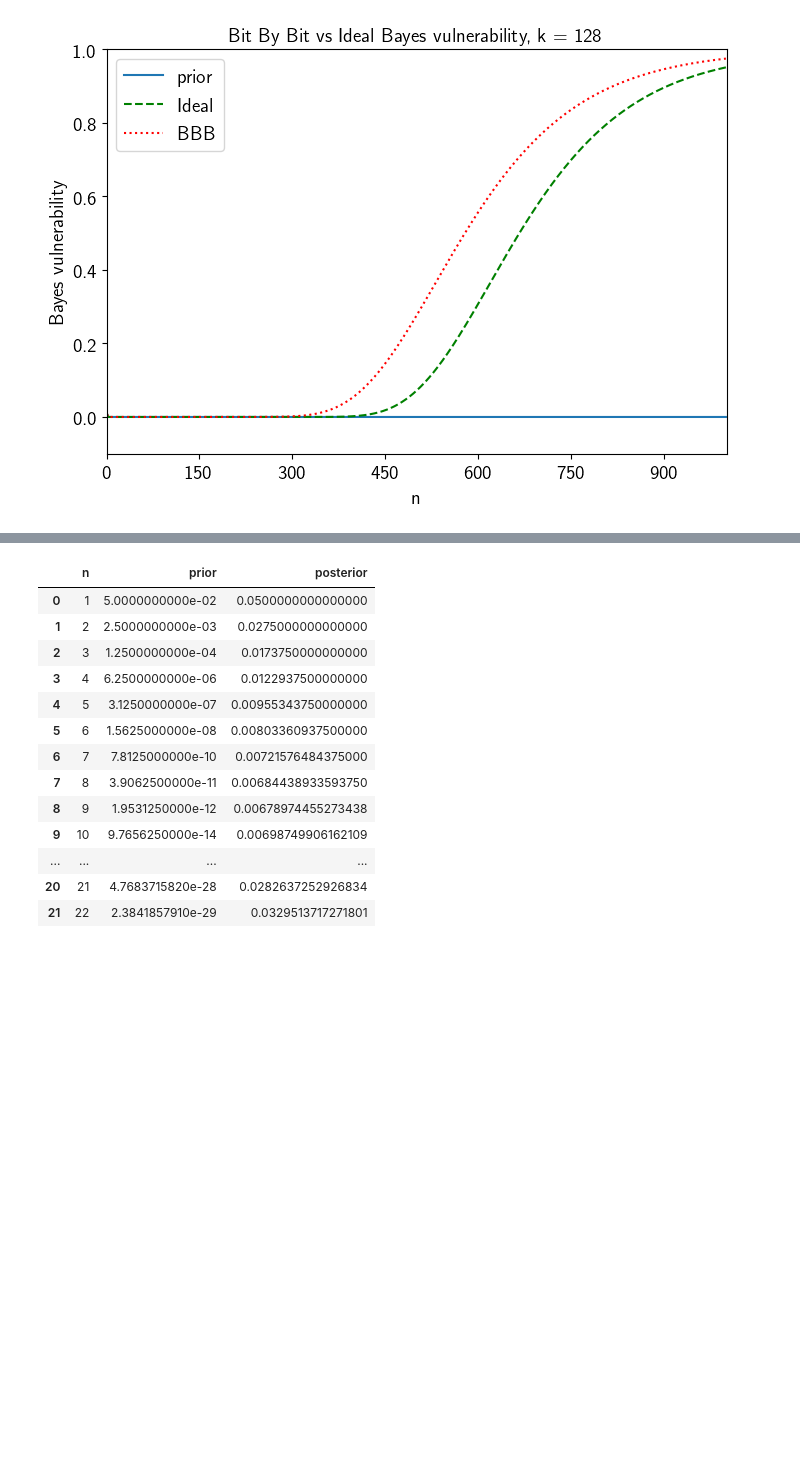
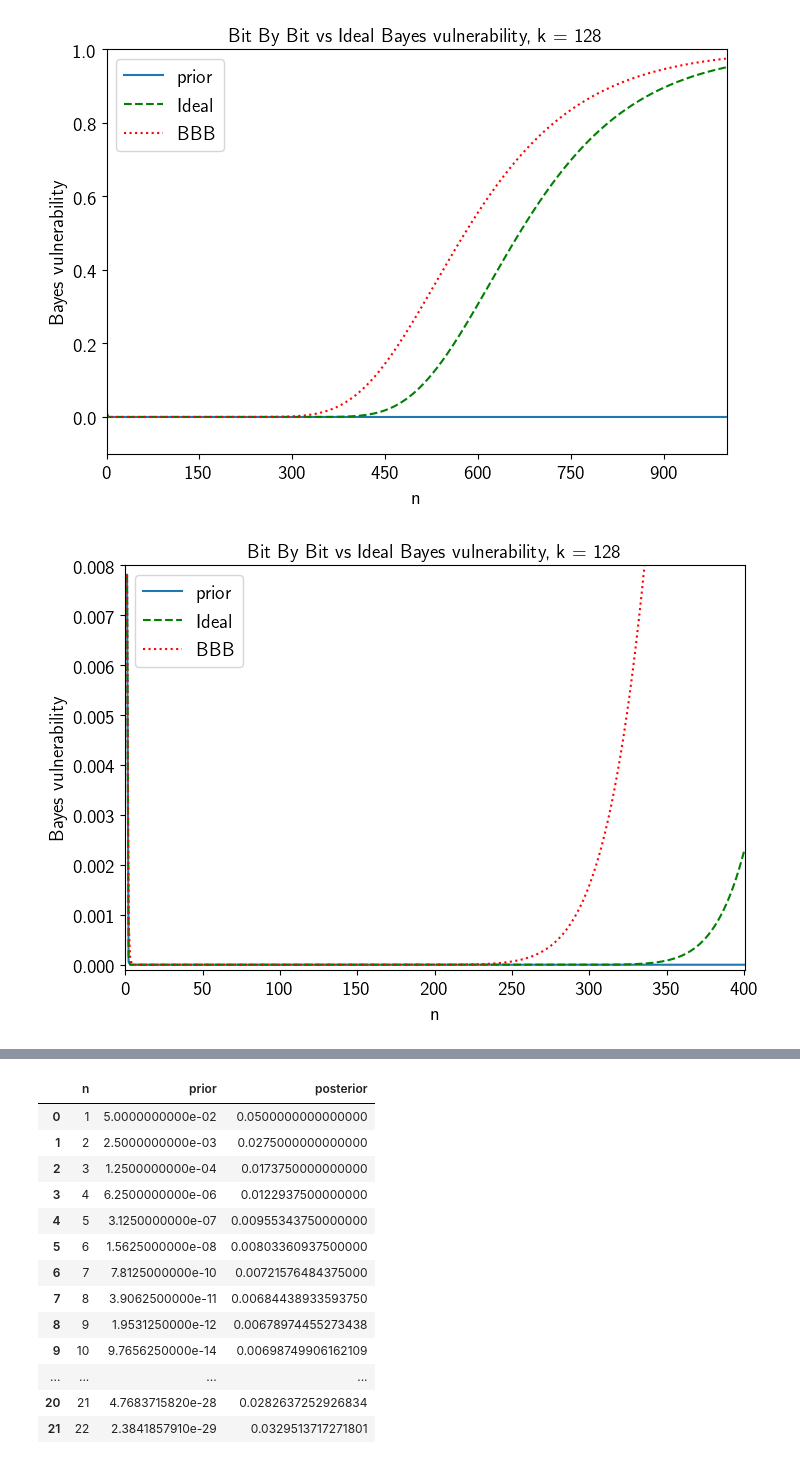
Before and after one commit to majk12/ore, a Jupyter notebook: ore_BbB_bayes.ipynb, the cells around one changed output, grey strips where cells are left out. Cells and saved outputs as stored; diff of their text form; code cells hidden in the pictures; blank space fills up the shorter version.

```diff
--- a/ore_BbB_bayes.ipynb
+++ b/ore_BbB_bayes.ipynb
@@ -440,7 +327,7 @@ The numerator is larger than ideal ORE (more channel outputs)
 
 The denominator is the same as ideal ORE (same number of channel inputs)
 # %%
-def uni_ore_bbb_bayes(n, k, M): # M is df matrix
+def uni_ore_bbb_bayes(n, k, M): # M is df matrix, 1 row
     outputs = 0
     inputs = 0
     for i in range(n):
@@ -449,7 +336,7 @@ def uni_ore_bbb_bayes(n, k, M): # M is df matrix
         s2 = stirling(n, i+1)
         i_str = ""
         i_str += "i" + str(i+1)
-        outputs = outputs + (math.factorial(i+1) * s2 * M.at[0, i_str])
+        outputs = outputs + (math.factorial(i+1) * s2 * M.iloc[0, i+1])
         inputs = inputs + (perm(k, i+1) * s2)
     #print("outputs: ", outputs)
     #print("inputs: ", inputs)
@@ -599,6 +486,34 @@ def graph_it_vs(n_range, k, df):
     plt.legend(loc='upper left') # legend adjusted so it doesn't run into annotations
     plt.show()
     plt.close()
+# %%
+def zoom_graph_it_vs(n_range, k, df):
+    ax = plt.figure().gca()
+    plt.plot('n', 'prior',
+             data=df,
+             label="prior")
+    plt.plot('n', 'postIdeal',
+             color='green',
+             data=df,
+             linestyle='--',
+             marker='',
+             label="Ideal")
+    plt.plot('n', 'postBBB',
+             color='red',
+             data=df,
+             linestyle='dotted',
+             marker='',
+             label="BBB")
+    ax.xaxis.set_major_locator(MaxNLocator(integer=True))
+    plt.xlabel('n')
+    plt.xlim(left = 0, right = n_range+1)
+    plt.ylabel('Bayes vulnerability')
+    plt.ylim(bottom=-.0001, top = .008)
+
+    plt.title('Bit By Bit vs Ideal Bayes vulnerability, k = {}'.format(k))
+    plt.legend(loc='upper left') # legend adjusted so it doesn't run into annotations
+    plt.show()
+    plt.close()
 # %%
 n_range = 25
 k = 20
@@ -673,3 +588,12 @@ df128vs1000 = df_uni_ore_idealvsBBB_bayes(n_range, k, M)
 graph_it_vs(n_range, k, df128vs1000)
 # %% [output]
 [figure]
+# %%
+n_range = 400
+k = 128
+M = M128
+df = df_uni_ore_idealvsBBB_bayes(n_range, k, M)
+# %%
+zoom_graph_it_vs(n_range, k, df)
+# %% [output]
+[figure, added]
```
Also changed, not shown: parts of 19 cells of this notebook, 2 other files.
